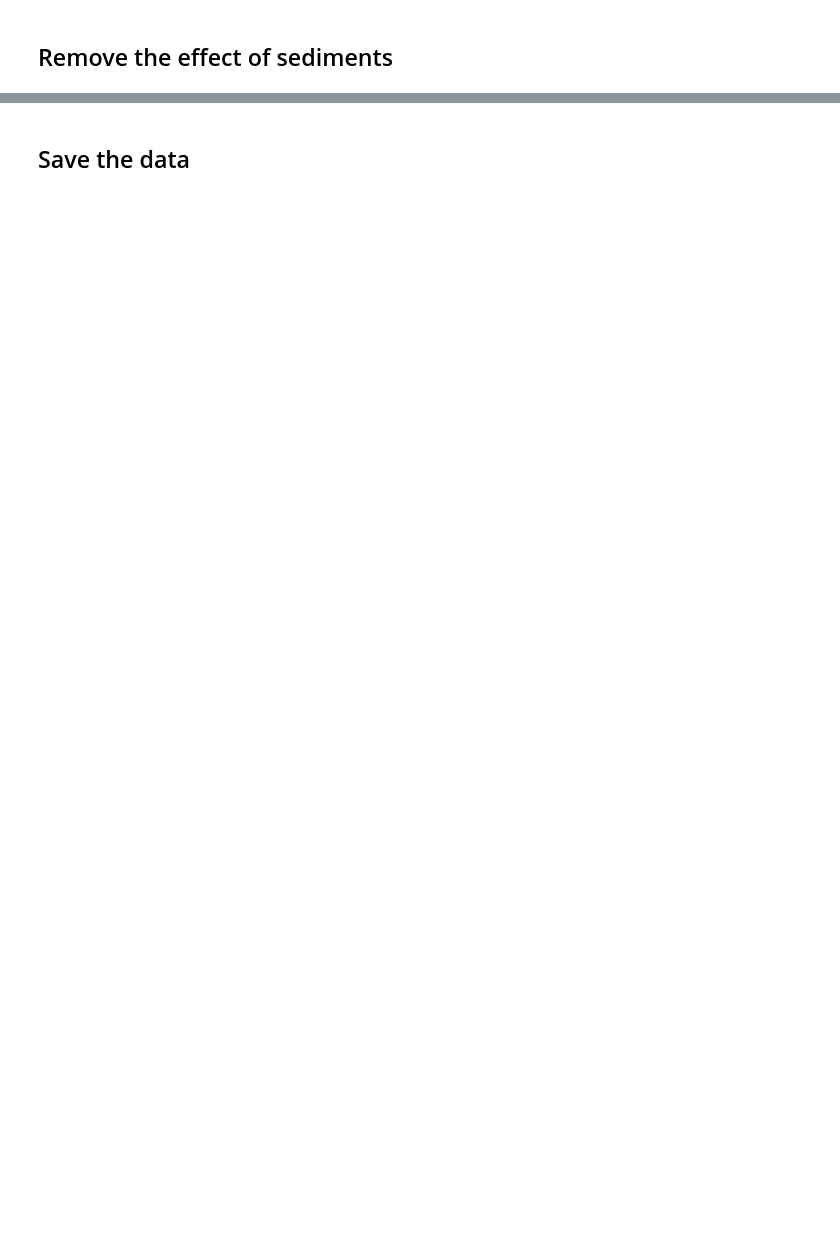
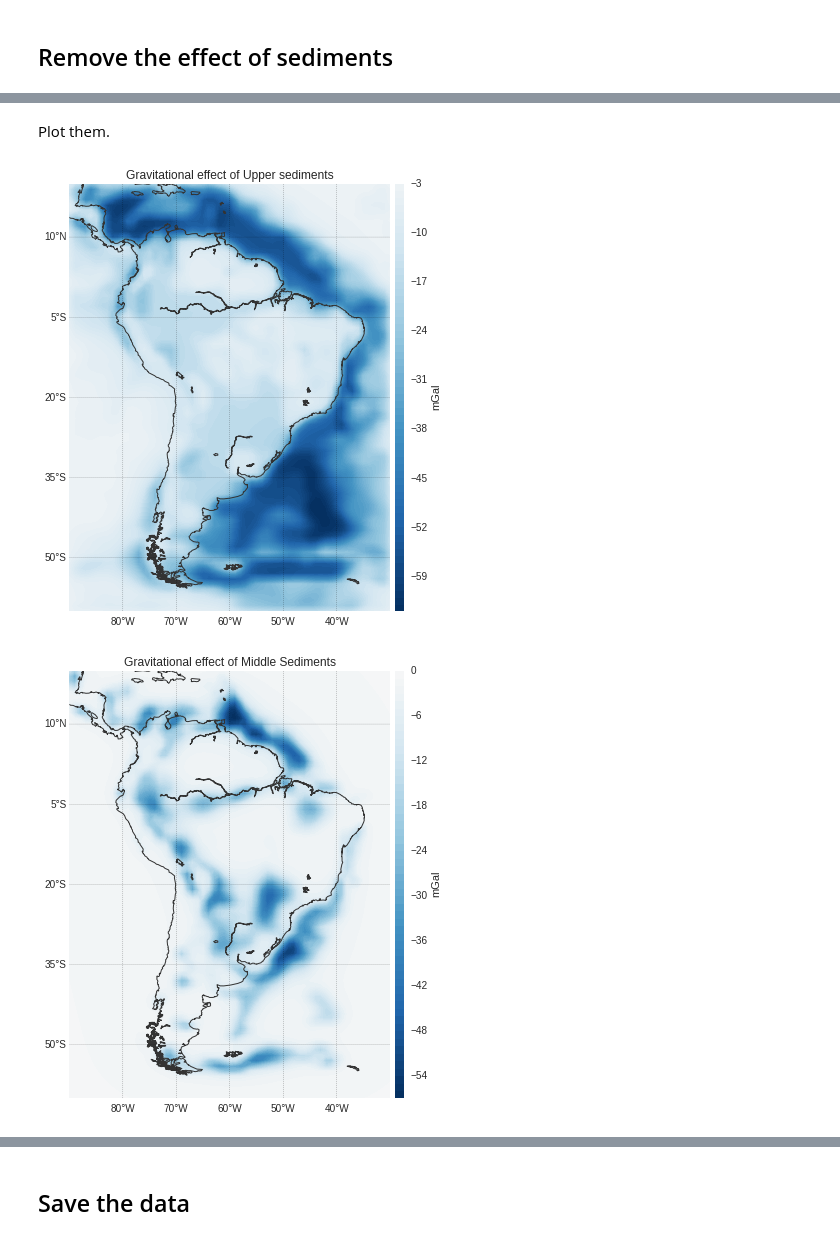
Before and after one commit to pinga-lab/paper-moho-inversion-tesseroids, a Jupyter notebook: notebooks/south-america-gravity-data.ipynb, the cells around one changed output, grey strips where cells are left out. Saved outputs shown, nothing was run; the diff lists cells and outputs as text; code cells hidden in the pictures; blank space fills up the shorter version.

```diff
--- a/notebooks/south-america-gravity-data.ipynb
+++ b/notebooks/south-america-gravity-data.ipynb
@@ -190,0 +227,9 @@ plt.title('Bouguer anomaly')
+# %% [markdown]
+Plot them.
+# %%
+for layer_name, effect in zip(layer_names, sediment_effects):
+    plot_data(lat, lon, effect, shape, 'RdBu_r')
+    plt.title("Gravitational effect of " + layer_name)
+# %% [output]
+[figure, added]
+[figure, added]
```
Also changed, not shown: parts of 23 cells of this notebook, 1 other file.
